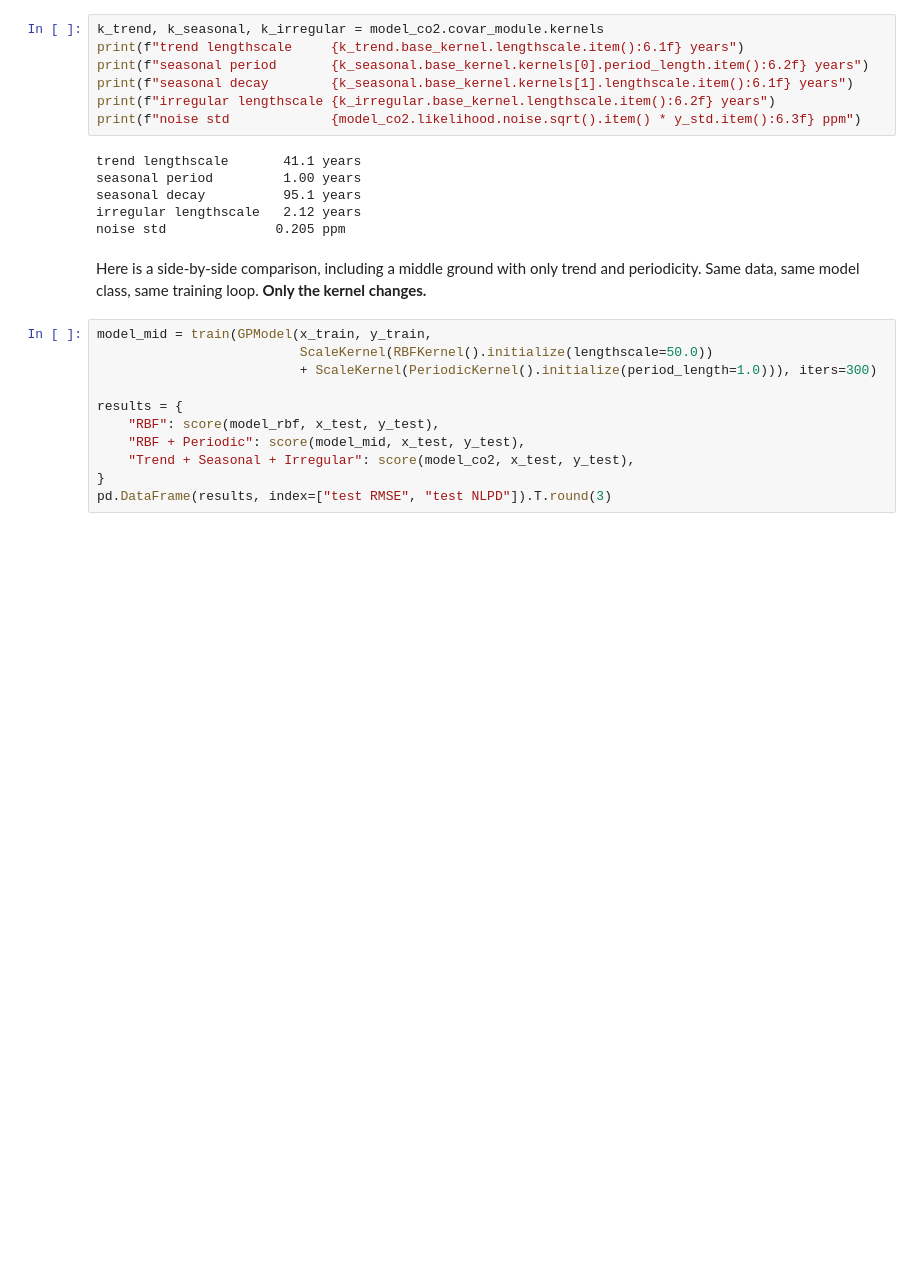
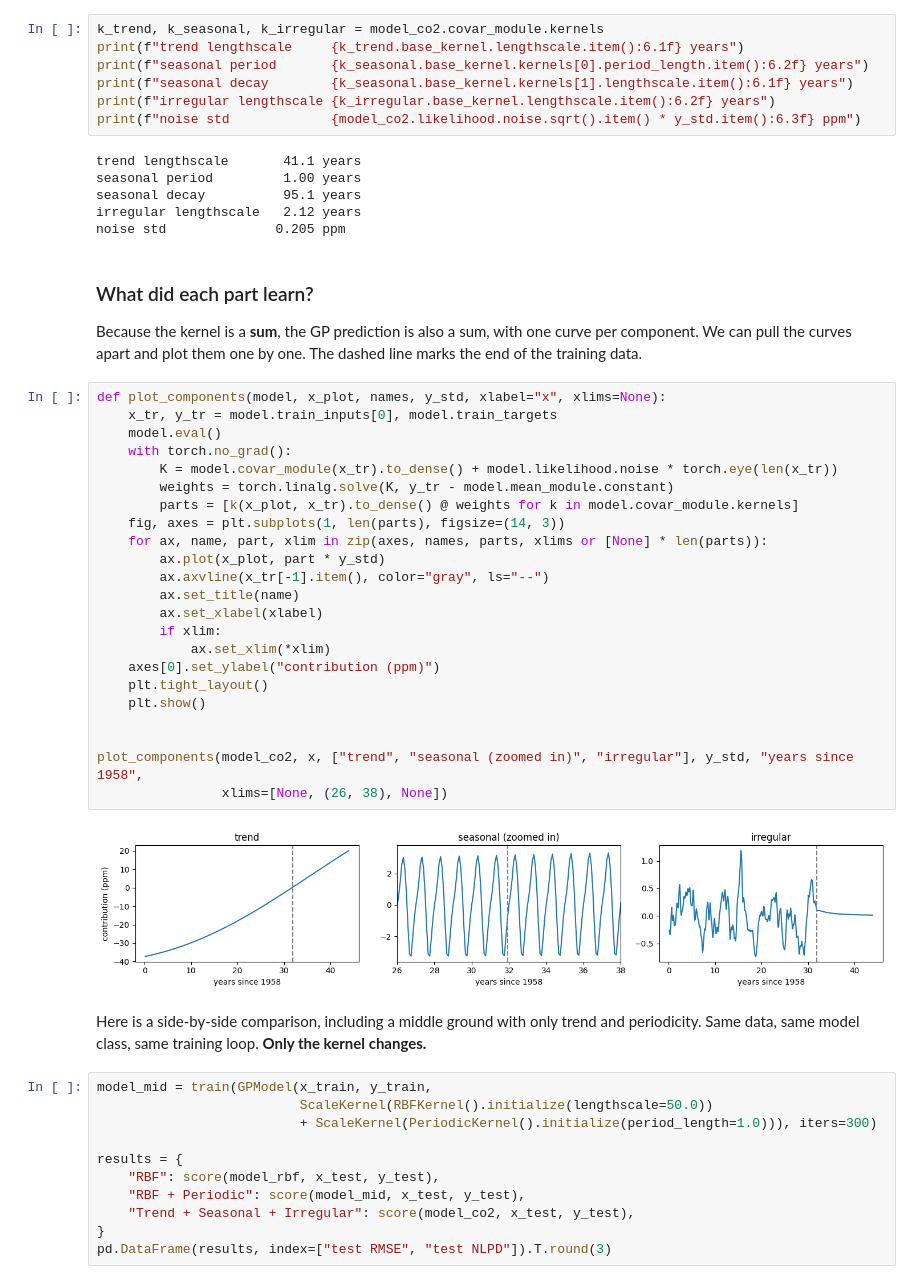
Before and after one commit to richardcsuwandi/gp-time-series-tutorial, a Jupyter notebook: gp_time_series_tutorial.ipynb, the cells around one changed output. Saved outputs shown, nothing was run; the diff lists cells and outputs as text; blank space fills up the shorter version.

```diff
--- a/gp_time_series_tutorial.ipynb
+++ b/gp_time_series_tutorial.ipynb
@@ -246,6 +352,35 @@ seasonal period         1.00 years
 seasonal decay          95.1 years
 irregular lengthscale   2.12 years
 noise std              0.205 ppm
+# %% [markdown]
+### What did each part learn?
+
+Because the kernel is a **sum**, the GP prediction is also a sum, with one curve per component. We can pull the curves apart and plot them one by one. The dashed line marks the end of the training data.
+# %%
+def plot_components(model, x_plot, names, y_std, xlabel="x", xlims=None):
+    x_tr, y_tr = model.train_inputs[0], model.train_targets
+    model.eval()
+    with torch.no_grad():
+        K = model.covar_module(x_tr).to_dense() + model.likelihood.noise * torch.eye(len(x_tr))
+        weights = torch.linalg.solve(K, y_tr - model.mean_module.constant)
+        parts = [k(x_plot, x_tr).to_dense() @ weights for k in model.covar_module.kernels]
+    fig, axes = plt.subplots(1, len(parts), figsize=(14, 3))
+    for ax, name, part, xlim in zip(axes, names, parts, xlims or [None] * len(parts)):
+        ax.plot(x_plot, part * y_std)
+        ax.axvline(x_tr[-1].item(), color="gray", ls="--")
+        ax.set_title(name)
+        ax.set_xlabel(xlabel)
+        if xlim:
+            ax.set_xlim(*xlim)
+    axes[0].set_ylabel("contribution (ppm)")
+    plt.tight_layout()
+    plt.show()
+
+
+plot_components(model_co2, x, ["trend", "seasonal (zoomed in)", "irregular"], y_std, "years since 1958",
+                xlims=[None, (26, 38), None])
+# %% [output]
+[figure, added]
 # %% [markdown]
 Here is a side-by-side comparison, including a middle ground with only trend and periodicity. Same data, same model class, same training loop. **Only the kernel changes.**
 # %%
```
Also changed, not shown: parts of 37 cells of this notebook, 1 other file.
